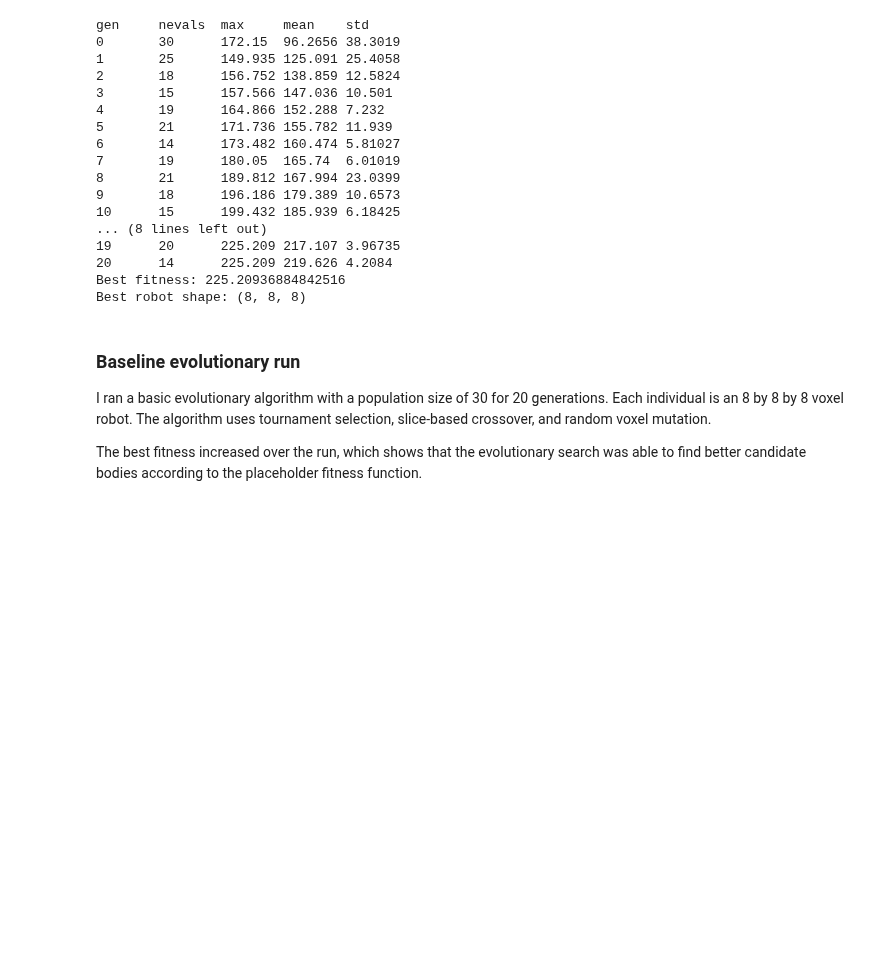
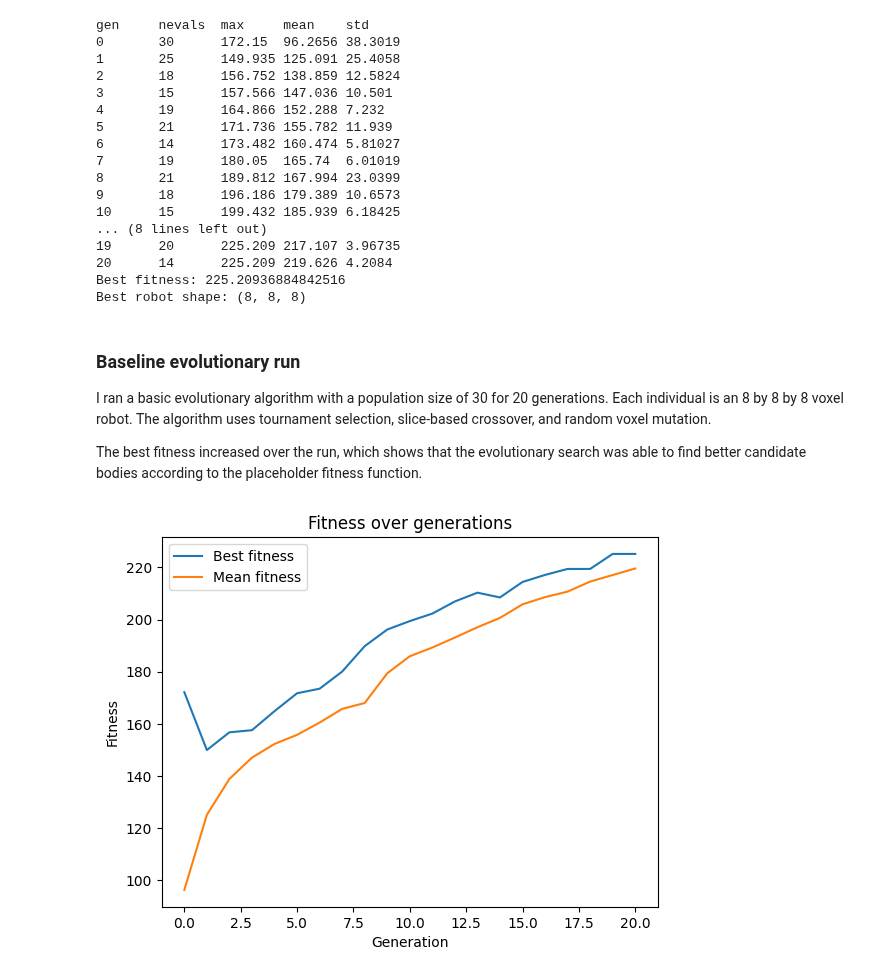
Before and after one commit to ayushishringi/xenobot-exercise, a Jupyter notebook: notebooks/milestone2_notebook.ipynb, the cells around one changed output. Drawn from its saved outputs; the diff is of its cells as text; code cells hidden in the pictures; blank space fills up the shorter version.

```diff
--- a/notebooks/milestone2_notebook.ipynb
+++ b/notebooks/milestone2_notebook.ipynb
@@ -40,3 +41,7 @@ Best robot shape: (8, 8, 8)
 I ran a basic evolutionary algorithm with a population size of 30 for 20 generations. Each individual is an 8 by 8 by 8 voxel robot. The algorithm uses tournament selection, slice-based crossover, and random voxel mutation.
 
 The best fitness increased over the run, which shows that the evolutionary search was able to find better candidate bodies according to the placeholder fitness function.
+# %%
+plot_fitness_curve(log)
+# %% [output]
+[figure, added]
```
Also changed, not shown: parts of 5 cells of this notebook.
